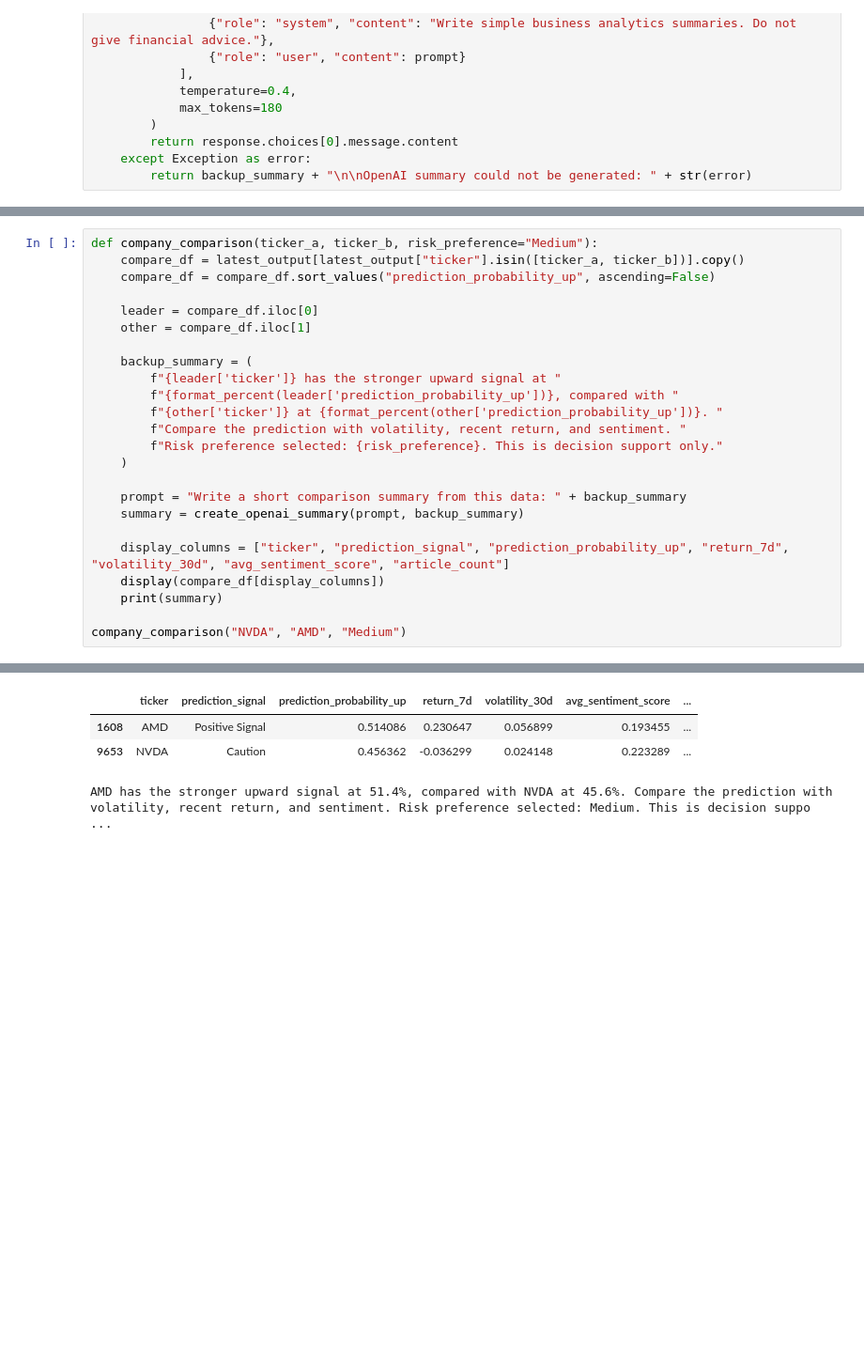
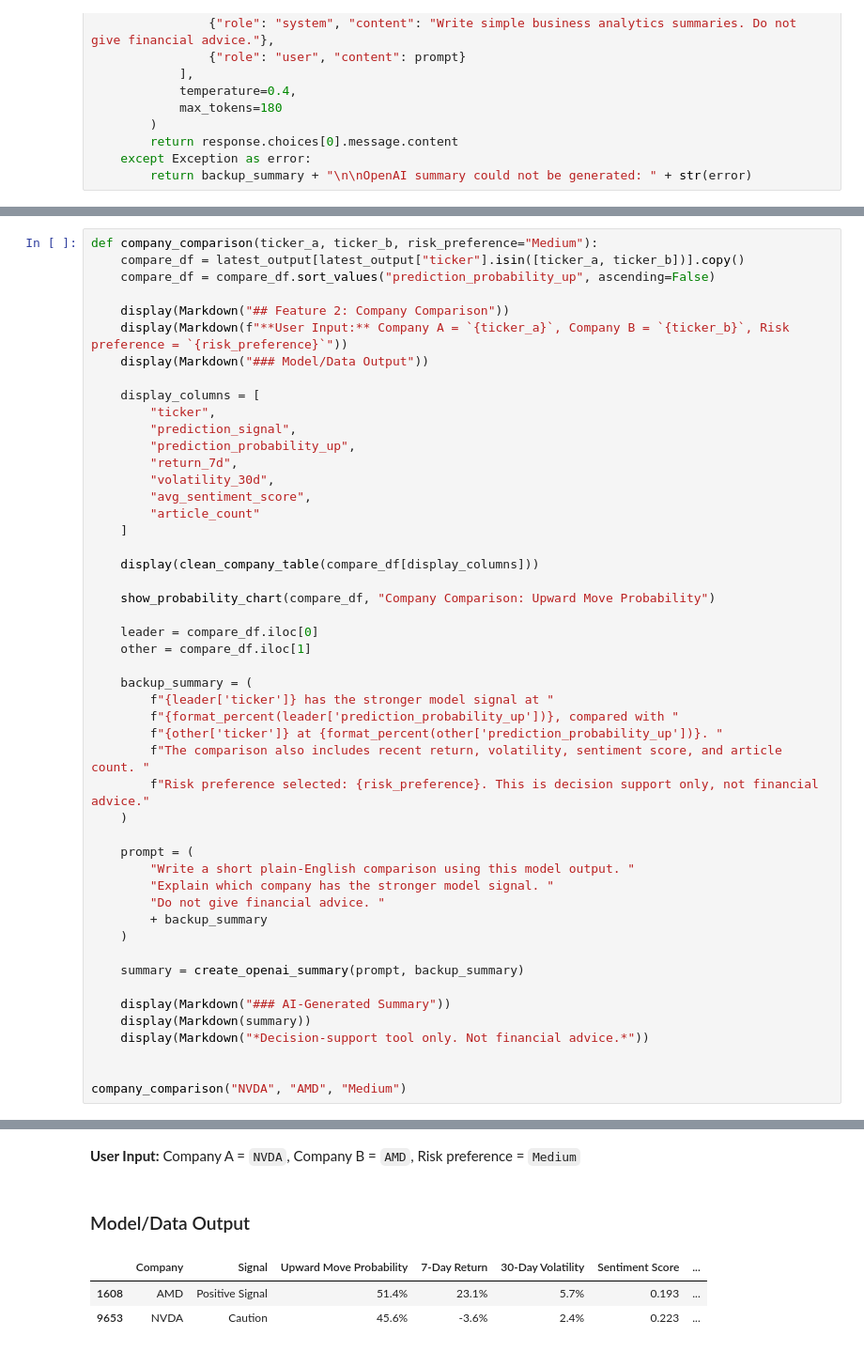
Before and after one commit to 4sciencee/MIS433-Final-Project, a Jupyter notebook: notebooks/AI_Investment_Signals.ipynb, the cells around one changed output, grey strips where cells are left out. Shown at 94% size. Saved outputs shown, nothing was run; the diff lists cells and outputs as text; blank space fills up the shorter version.

```diff
--- a/notebooks/AI_Investment_Signals.ipynb
+++ b/notebooks/AI_Investment_Signals.ipynb
@@ -724,23 +962,48 @@ def company_comparison(ticker_a, ticker_b, risk_preference="Medium"):
     compare_df = latest_output[latest_output["ticker"].isin([ticker_a, ticker_b])].copy()
     compare_df = compare_df.sort_values("prediction_probability_up", ascending=False)
 
+    display(Markdown("## Feature 2: Company Comparison"))
+    display(Markdown(f"**User Input:** Company A = `{ticker_a}`, Company B = `{ticker_b}`, Risk preference = `{risk_preference}`"))
+    display(Markdown("### Model/Data Output"))
+
+    display_columns = [
+        "ticker",
+        "prediction_signal",
+        "prediction_probability_up",
+        "return_7d",
+        "volatility_30d",
+        "avg_sentiment_score",
+        "article_count"
+    ]
+
+    display(clean_company_table(compare_df[display_columns]))
+
+    show_probability_chart(compare_df, "Company Comparison: Upward Move Probability")
+
     leader = compare_df.iloc[0]
     other = compare_df.iloc[1]
 
     backup_summary = (
-        f"{leader['ticker']} has the stronger upward signal at "
+        f"{leader['ticker']} has the stronger model signal at "
         f"{format_percent(leader['prediction_probability_up'])}, compared with "
         f"{other['ticker']} at {format_percent(other['prediction_probability_up'])}. "
-        f"Compare the prediction with volatility, recent return, and sentiment. "
-        f"Risk preference selected: {risk_preference}. This is decision support only."
+        f"The comparison also includes recent return, volatility, sentiment score, and article count. "
+        f"Risk preference selected: {risk_preference}. This is decision support only, not financial advice."
     )
 
-    prompt = "Write a short comparison summary from this data: " + backup_summary
+    prompt = (
+        "Write a short plain-English comparison using this model output. "
+        "Explain which company has the stronger model signal. "
+        "Do not give financial advice. "
+        + backup_summary
+    )
+
     summary = create_openai_summary(prompt, backup_summary)
 
-    display_columns = ["ticker", "prediction_signal", "prediction_probability_up", "return_7d", "volatility_30d", "avg_sentiment_score", "article_count"]
-    display(compare_df[display_columns])
-    print(summary)
+    display(Markdown("### AI-Generated Summary"))
+    display(Markdown(summary))
+    display(Markdown("*Decision-support tool only. Not financial advice.*"))
+
 
 company_comparison("NVDA", "AMD", "Medium")
 # %% [output]
@@ -747,4 +1011,5 @@ company_comparison("NVDA", "AMD", "Medium")
+**User Input:** Company A = `NVDA`, Company B = `AMD`, Risk preference = `Medium`
+### Model/Data Output
-|  | ticker | prediction_signal | prediction_probability_up | return_7d | volatility_30d | avg_sentiment_score | ... |
-| 1608 | AMD | Positive Signal | 0.514086 | 0.230647 | 0.056899 | 0.193455 | ... |
-| 9653 | NVDA | Caution | 0.456362 | -0.036299 | 0.024148 | 0.223289 | ... |
+|  | Company | Signal | Upward Move Probability | 7-Day Return | 30-Day Volatility | Sentiment Score | ... |
+| 1608 | AMD | Positive Signal | 51.4% | 23.1% | 5.7% | 0.193 | ... |
+| 9653 | NVDA | Caution | 45.6% | -3.6% | 2.4% | 0.223 | ... |
-AMD has the stronger upward signal at 51.4%, compared with NVDA at 45.6%. Compare the prediction with volatility, recent return, and sentiment. Risk preference selected: Medium. This is decision suppo ...
```
Also changed, not shown: parts of 27 cells of this notebook, 10 other files.
